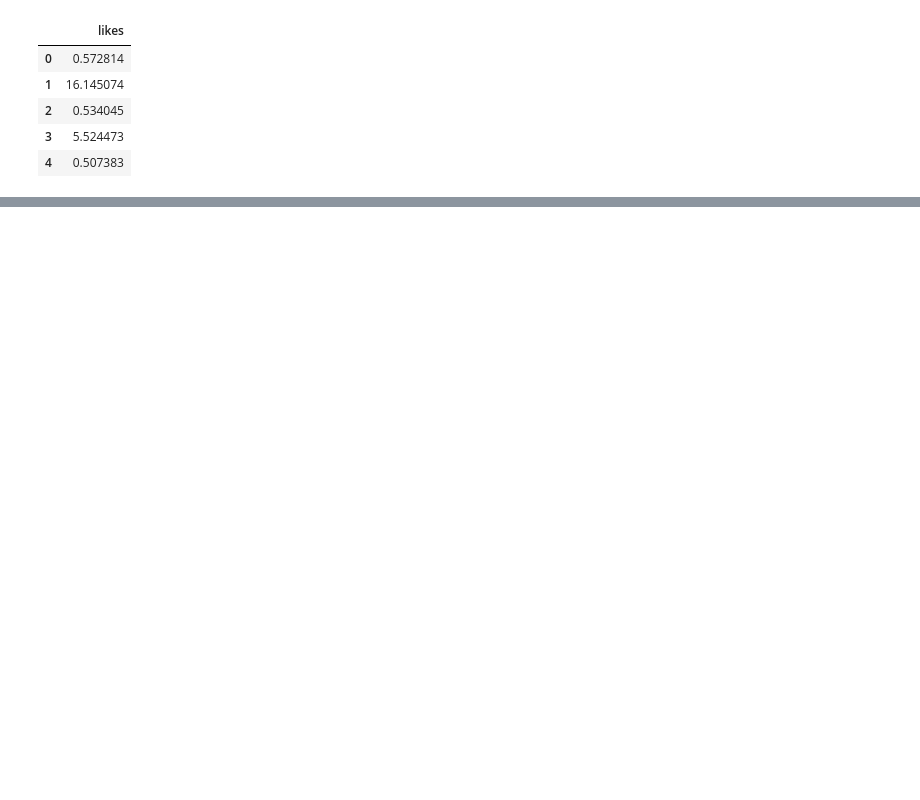
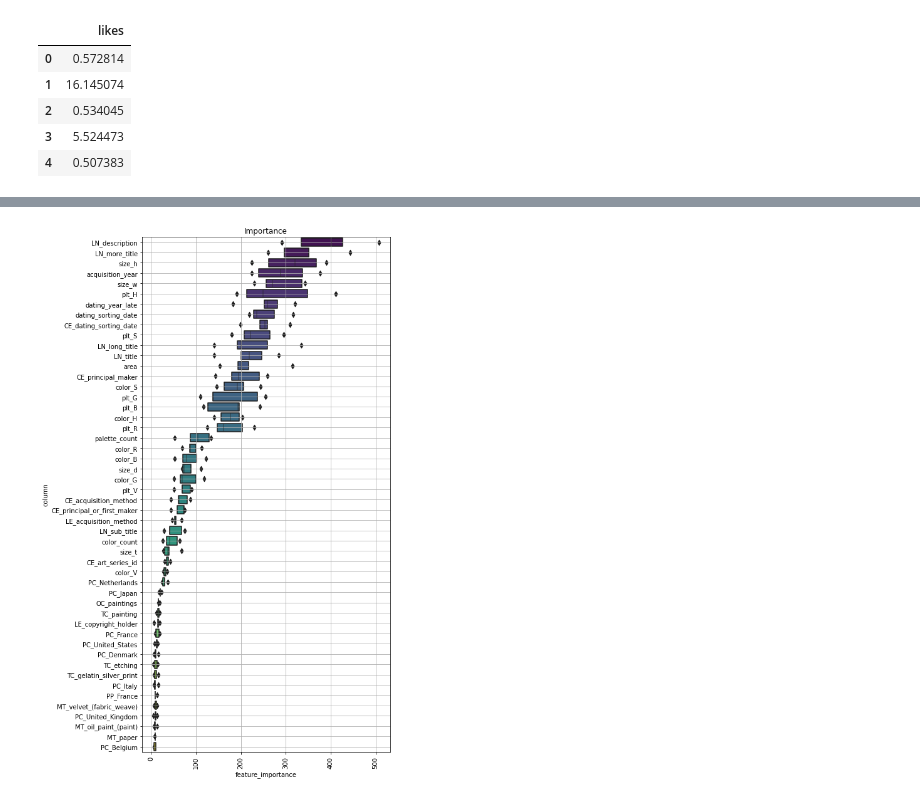
Before and after one commit to yumehara/atmacup10, a Jupyter notebook: notebook/baseline.ipynb, the cells around one changed output, grey strips where cells are left out. Cells and saved outputs as stored; diff of their text form; code cells hidden in the pictures; blank space fills up the shorter version.

```diff
--- a/notebook/baseline.ipynb
+++ b/notebook/baseline.ipynb
@@ -575,0 +593,4 @@ NameError: name 'models' is not defined
+# %%
+fig, ax = visualize_importance(models2)
+# %% [output]
+[figure, added]
```
Also changed, not shown: parts of 34 cells of this notebook.
